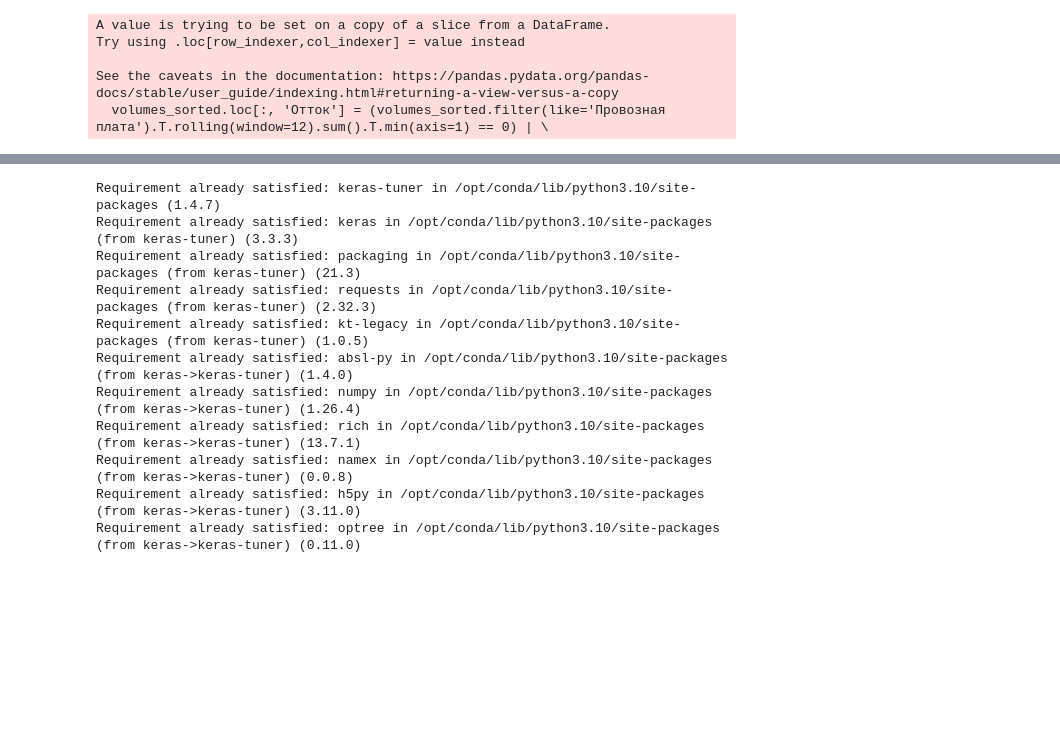
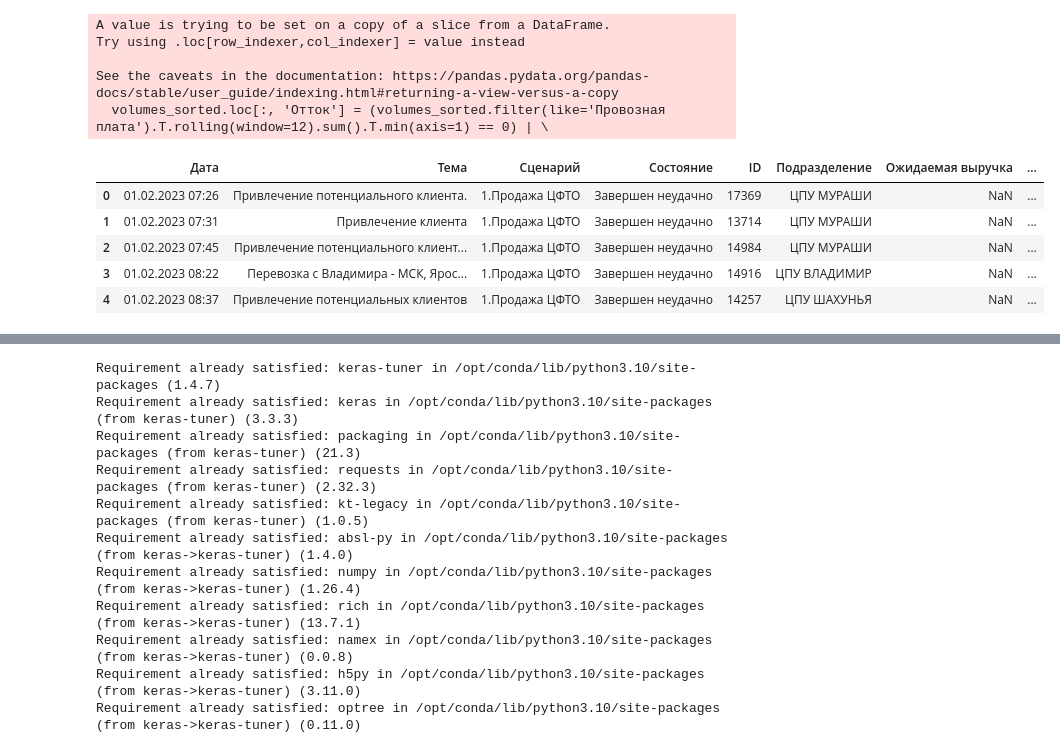
Before and after one commit to CTpeJLok/hackathon-cp, a Jupyter notebook: ml/1_6_month_base.ipynb, the cells around one changed output, grey strips where cells are left out. Drawn from its saved outputs; the diff is of its cells as text; code cells hidden in the pictures; blank space fills up the shorter version.

```diff
--- a/ml/1_6_month_base.ipynb
+++ b/ml/1_6_month_base.ipynb
@@ -134,3 +134,15 @@ Try using .loc[row_indexer,col_indexer] = value instead
 
 See the caveats in the documentation: https://pandas.pydata.org/pandas-docs/stable/user_guide/indexing.html#returning-a-view-versus-a-copy
   volumes_sorted.loc[:, 'Отток'] = (volumes_sorted.filter(like='Провозная плата').T.rolling(window=12).sum().T.min(axis=1) == 0) | \
+# %%
+interests = pd.read_excel('/kaggle/input/da-rzhd/interests.xls')
+
+# Просмотр первых строк для проверки успешной загрузки
+interests.head()
+# %% [output]
+|  | Дата | Тема | Сценарий | Состояние | ID | Подразделение | Ожидаемая выручка | ... |
+| 0 | 01.02.2023 07:26 | Привлечение потенциального клиента. | 1.Продажа ЦФТО | Завершен неудачно | 17369 | ЦПУ МУРАШИ | NaN | ... |
+| 1 | 01.02.2023 07:31 | Привлечение клиента | 1.Продажа ЦФТО | Завершен неудачно | 13714 | ЦПУ МУРАШИ | NaN | ... |
+| 2 | 01.02.2023 07:45 | Привлечение потенциального клиент... | 1.Продажа ЦФТО | Завершен неудачно | 14984 | ЦПУ МУРАШИ | NaN | ... |
+| 3 | 01.02.2023 08:22 | Перевозка с Владимира - МСК, Ярос... | 1.Продажа ЦФТО | Завершен неудачно | 14916 | ЦПУ ВЛАДИМИР | NaN | ... |
+| 4 | 01.02.2023 08:37 | Привлечение потенциальных клиентов | 1.Продажа ЦФТО | Завершен неудачно | 14257 | ЦПУ ШАХУНЬЯ | NaN | ... |
```
Also changed, not shown: parts of 4 cells of this notebook.
